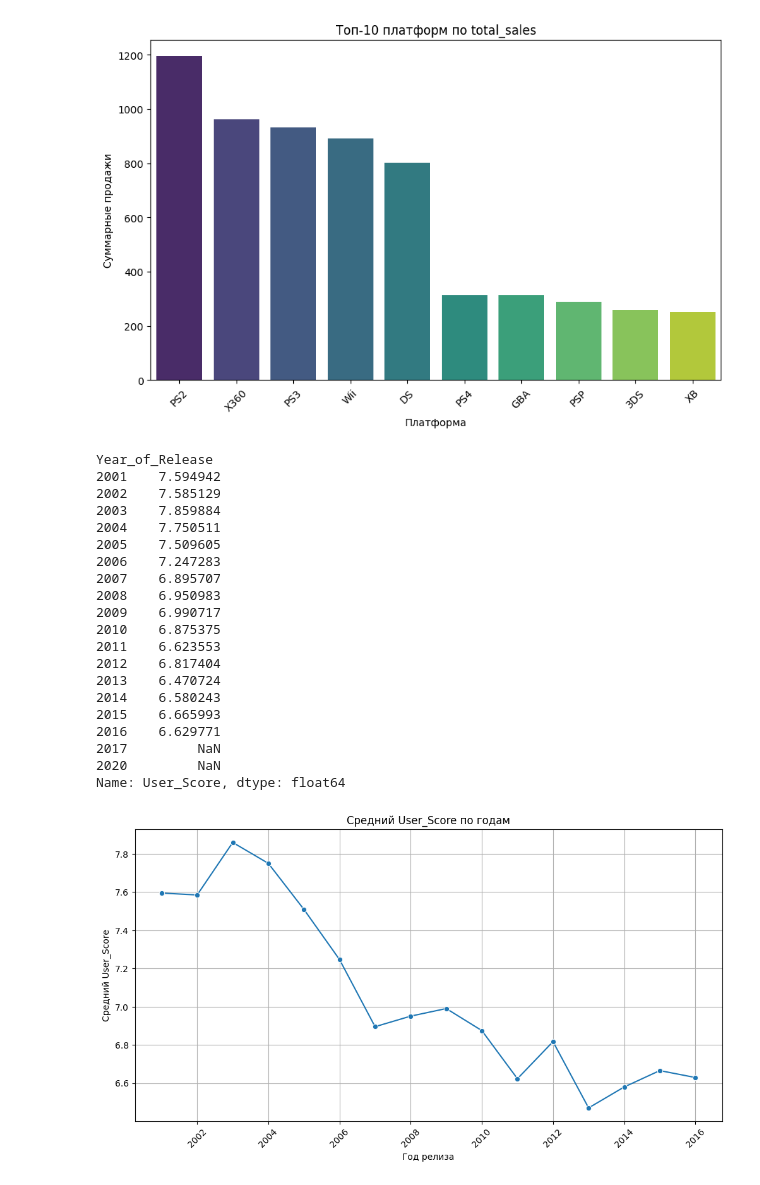
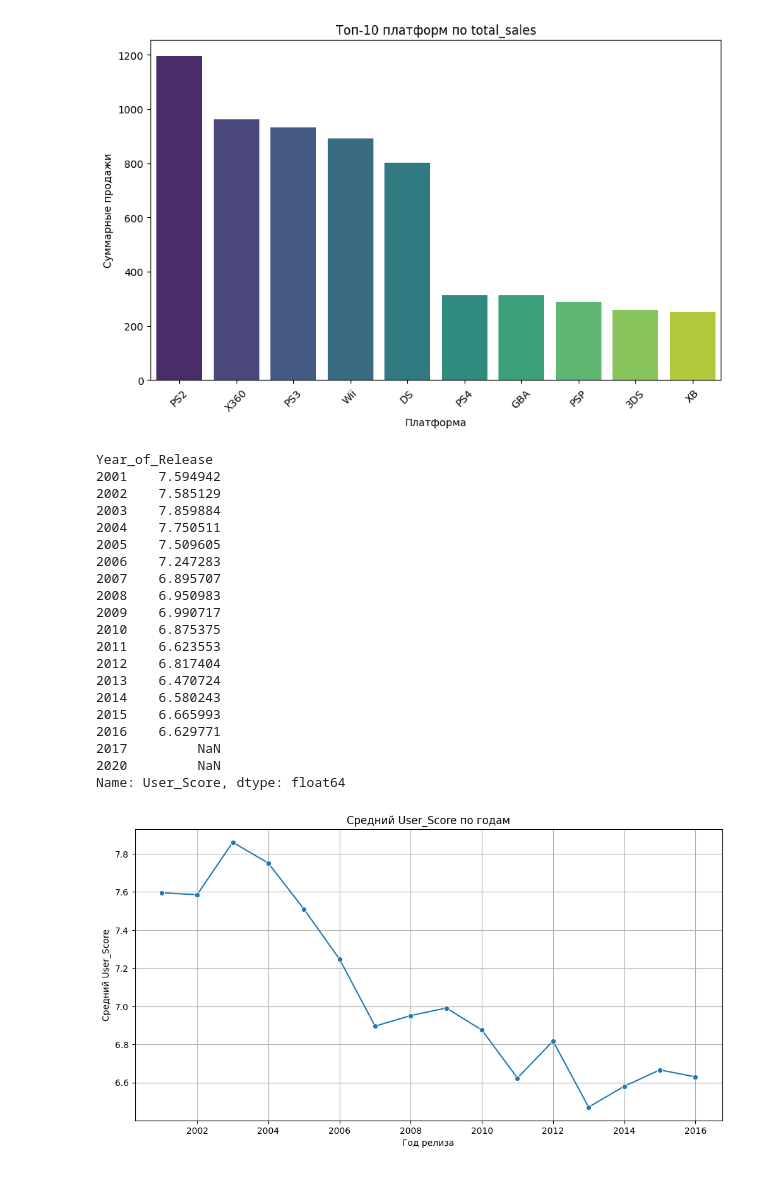
Before and after one commit to gggvitalii90/python_analytics_ich_120925, a Jupyter notebook: notebooks/Practicum_Pandas_Numpy_students.ipynb, the cells around one changed output. Drawn from its saved outputs; the diff is of its cells as text; code cells hidden in the pictures.

```diff
--- a/notebooks/Practicum_Pandas_Numpy_students.ipynb
+++ b/notebooks/Practicum_Pandas_Numpy_students.ipynb
@@ -466,32 +466,31 @@ Passing `palette` without assigning `hue` is deprecated and will be removed in v
 yearly_user_score = df_videogames_2000.groupby('Year_of_Release')['User_Score'].mean()
 display(yearly_user_score)
 plt.figure(figsize=(12, 6))
 sns.lineplot(x=yearly_user_score.index, y=yearly_user_score.values, marker='o')
 plt.title('Средний User_Score по годам')
 plt.xlabel('Год релиза')
 plt.ylabel('Средний User_Score')
-plt.xticks(rotation=45)
 plt.grid()
 plt.show()
 # %% [output]
 Year_of_Release
 2001    7.594942
 2002    7.585129
 2003    7.859884
 2004    7.750511
 2005    7.509605
 2006    7.247283
 2007    6.895707
 2008    6.950983
 2009    6.990717
 2010    6.875375
 2011    6.623553
 2012    6.817404
 2013    6.470724
 2014    6.580243
 2015    6.665993
 2016    6.629771
 2017         NaN
 2020         NaN
 Name: User_Score, dtype: float64
-[figure, old version]
+[figure, new version]
```
Also changed, not shown: 2 other files.
